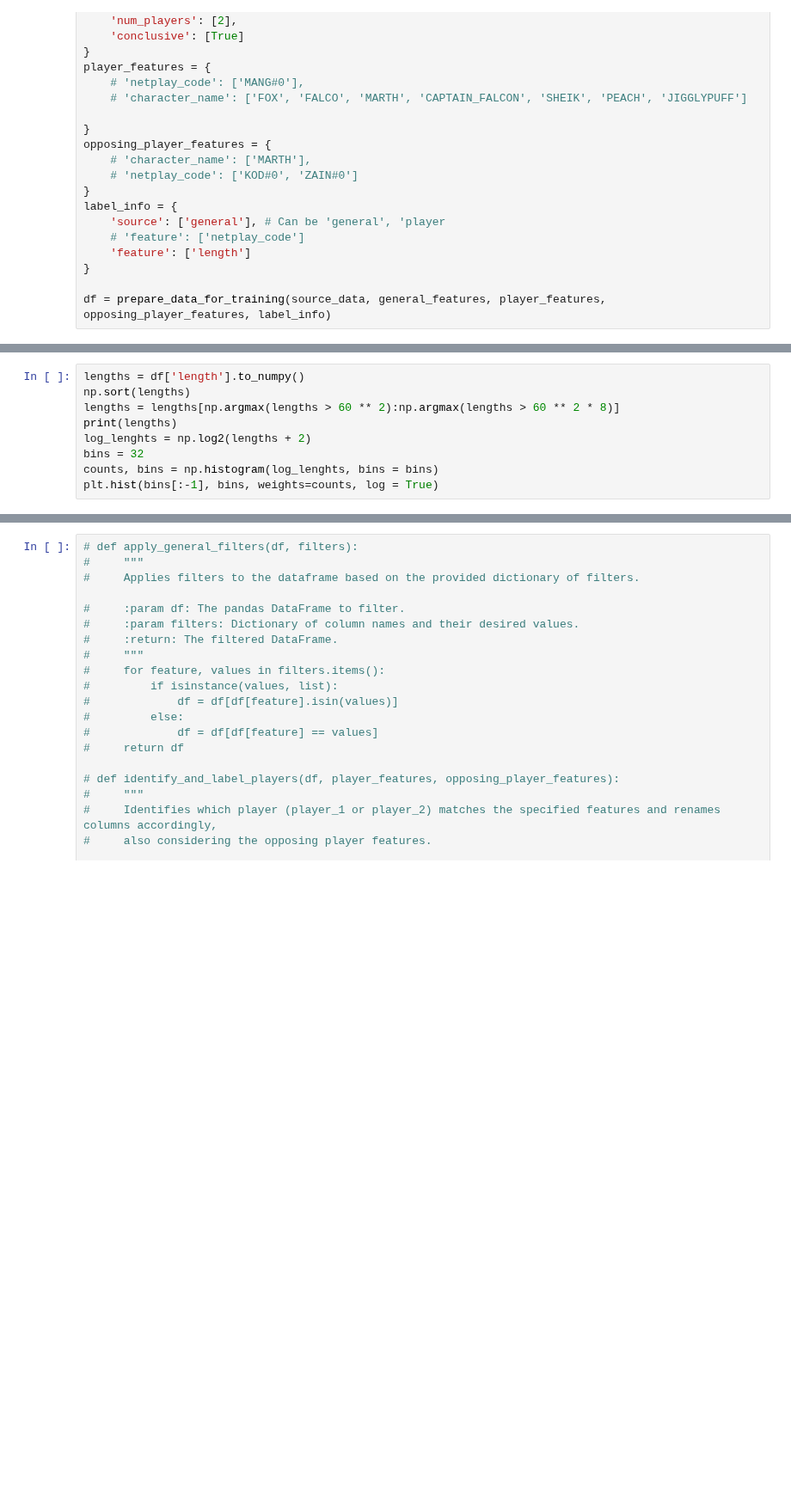
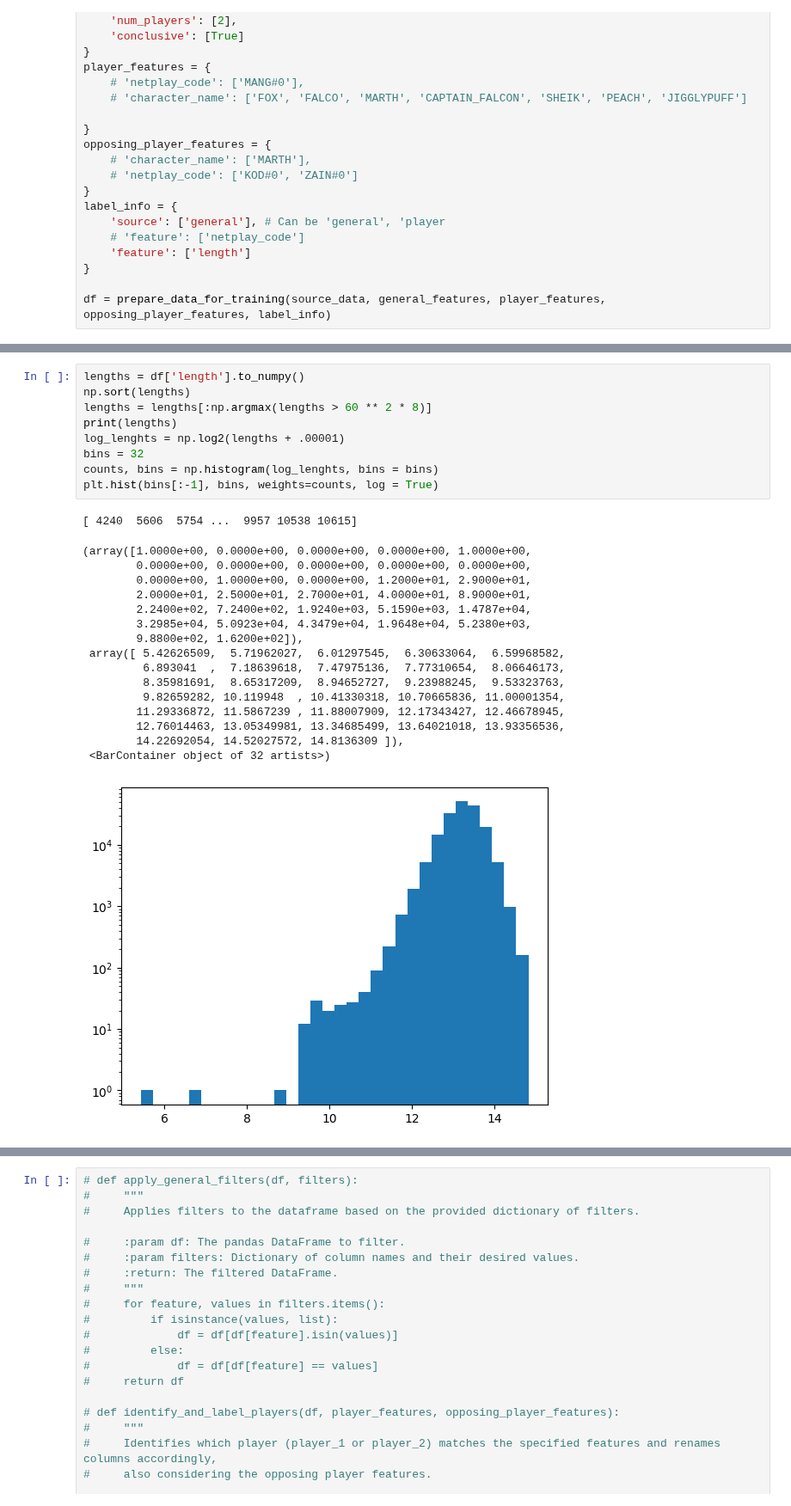
Before and after one commit to sinha-G/slp, a Jupyter notebook: extract_all_data/data_preparation_exploration.ipynb, the cells around one changed output, grey strips where cells are left out. Shown at 86% size. Drawn from its saved outputs; the diff is of its cells as text; blank space fills up the shorter version.

```diff
--- a/extract_all_data/data_preparation_exploration.ipynb
+++ b/extract_all_data/data_preparation_exploration.ipynb
@@ -54,11 +70,29 @@ df = prepare_data_for_training(source_data, general_features, player_features, o
 # %%
 lengths = df['length'].to_numpy()
 np.sort(lengths)
-lengths = lengths[np.argmax(lengths > 60 ** 2):np.argmax(lengths > 60 ** 2 * 8)]
+lengths = lengths[:np.argmax(lengths > 60 ** 2 * 8)]
 print(lengths)
-log_lenghts = np.log2(lengths + 2)
+log_lenghts = np.log2(lengths + .00001)
 bins = 32
 counts, bins = np.histogram(log_lenghts, bins = bins)
 plt.hist(bins[:-1], bins, weights=counts, log = True)
+# %% [output]
+[ 4240  5606  5754 ...  9957 10538 10615]
+(array([1.0000e+00, 0.0000e+00, 0.0000e+00, 0.0000e+00, 1.0000e+00,
+        0.0000e+00, 0.0000e+00, 0.0000e+00, 0.0000e+00, 0.0000e+00,
+        0.0000e+00, 1.0000e+00, 0.0000e+00, 1.2000e+01, 2.9000e+01,
+        2.0000e+01, 2.5000e+01, 2.7000e+01, 4.0000e+01, 8.9000e+01,
+        2.2400e+02, 7.2400e+02, 1.9240e+03, 5.1590e+03, 1.4787e+04,
+        3.2985e+04, 5.0923e+04, 4.3479e+04, 1.9648e+04, 5.2380e+03,
+        9.8800e+02, 1.6200e+02]),
+ array([ 5.42626509,  5.71962027,  6.01297545,  6.30633064,  6.59968582,
+         6.893041  ,  7.18639618,  7.47975136,  7.77310654,  8.06646173,
+         8.35981691,  8.65317209,  8.94652727,  9.23988245,  9.53323763,
+         9.82659282, 10.119948  , 10.41330318, 10.70665836, 11.00001354,
+        11.29336872, 11.5867239 , 11.88007909, 12.17343427, 12.46678945,
+        12.76014463, 13.05349981, 13.34685499, 13.64021018, 13.93356536,
+        14.22692054, 14.52027572, 14.8136309 ]),
+ <BarContainer object of 32 artists>)
+[figure, added]
 # %%
 plt.hist
```
Also changed, not shown: parts of 8 cells of this notebook, 3 other files.
